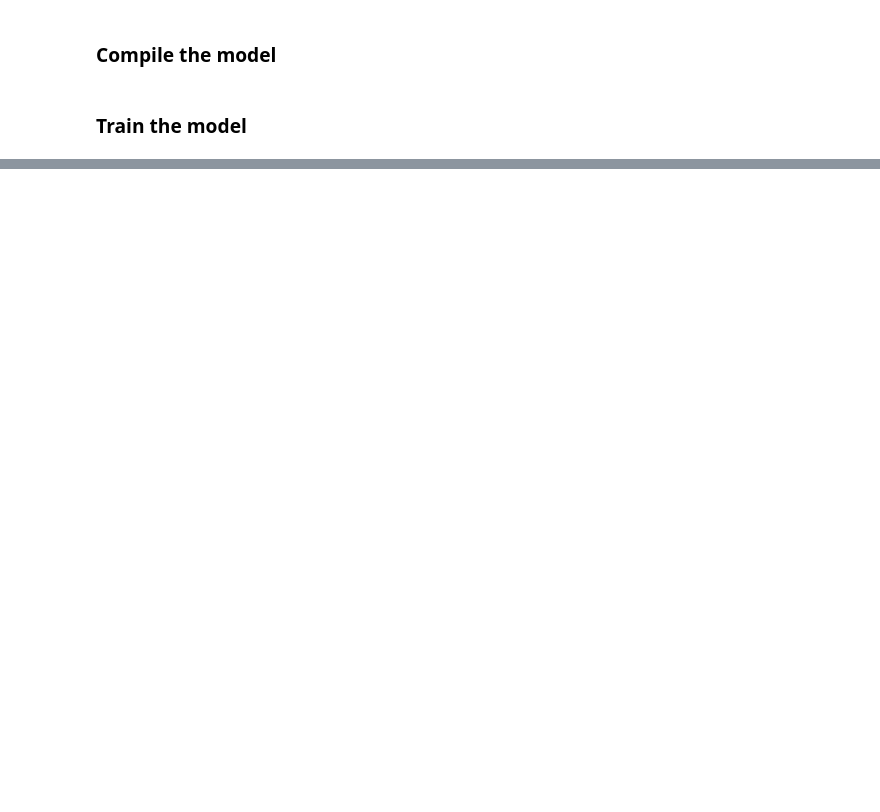
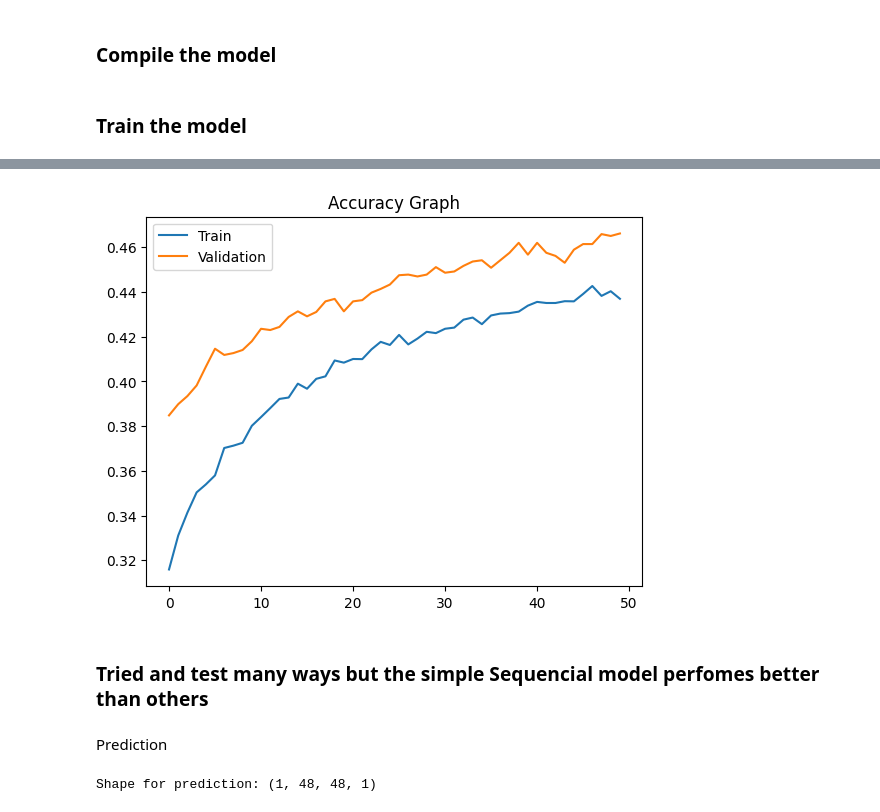
Before and after one commit to Mikun007/Agentic-AI-Generative-AI-AI-ML-DA-FSDS-_-Codes_Experties, a Jupyter notebook: Projects/Emotion Detection FER2013/Emotion Detection.ipynb, the cells around one changed output, grey strips where cells are left out. Saved outputs shown, nothing was run; the diff lists cells and outputs as text; code cells hidden in the pictures; blank space fills up the shorter version.

```diff
--- a/Projects/Emotion Detection FER2013/Emotion Detection.ipynb
+++ b/Projects/Emotion Detection FER2013/Emotion Detection.ipynb
@@ -240,0 +641,7 @@ plt.show()
+# %%
+history = model.fit(
+    train_generator,
+    validation_data=(X_val_t, y_val),
+    epochs=20,
+    callbacks=[early_stopping, checkpoint]
+)
@@ -240,0 +685,19 @@ plt.show()
+# %%
+Adam = tf.keras.optimizers.Adam(
+    learning_rate=1e-4,
+    beta_1=0.9,
+    beta_2=0.999,
+    epsilon=1e-08)
+# %%
+model.compile(
+    optimizer=Adam,
+    loss='categorical_crossentropy',
+    metrics=['accuracy']
+)
+# %%
+history = model.fit(
+    train_generator,
+    validation_data=(X_val_t, y_val),
+    epochs=50,
+    callbacks=[early_stopping, checkpoint]
+)
@@ -240,0 +729,15 @@ plt.show()
+# %%
+import matplotlib.pyplot as plt
+
+plt.plot(history.history['accuracy'])
+plt.plot(history.history['val_accuracy'])
+
+plt.legend(['Train', 'Validation'])
+plt.title("Accuracy Graph")
+plt.show()
+# %% [output]
+[figure, added]
+# %% [markdown]
+### Tried and test many ways but the simple Sequencial model perfomes better than others
+# %% [markdown]
+Prediction
@@ -240,0 +748,20 @@ plt.show()
+# %%
+import numpy as np
+from tensorflow.keras.preprocessing import image
+
+def preprocess_image_keras(img_path):
+    img = image.load_img(img_path, target_size=(48, 48), color_mode="grayscale")
+
+    img_array = image.img_to_array(img)
+
+    img_array = img_array / 255.0
+
+    img_ready = np.expand_dims(img_array, axis=0)
+
+    return img_ready
+
+# Usage
+processed_img = preprocess_image_keras('/kaggle/input/datasets/mikundas/images/surprise.jpg')
+print(f"Shape for prediction: {processed_img.shape}")
+# %% [output]
+Shape for prediction: (1, 48, 48, 1)
```
Also changed, not shown: parts of 75 cells of this notebook.
